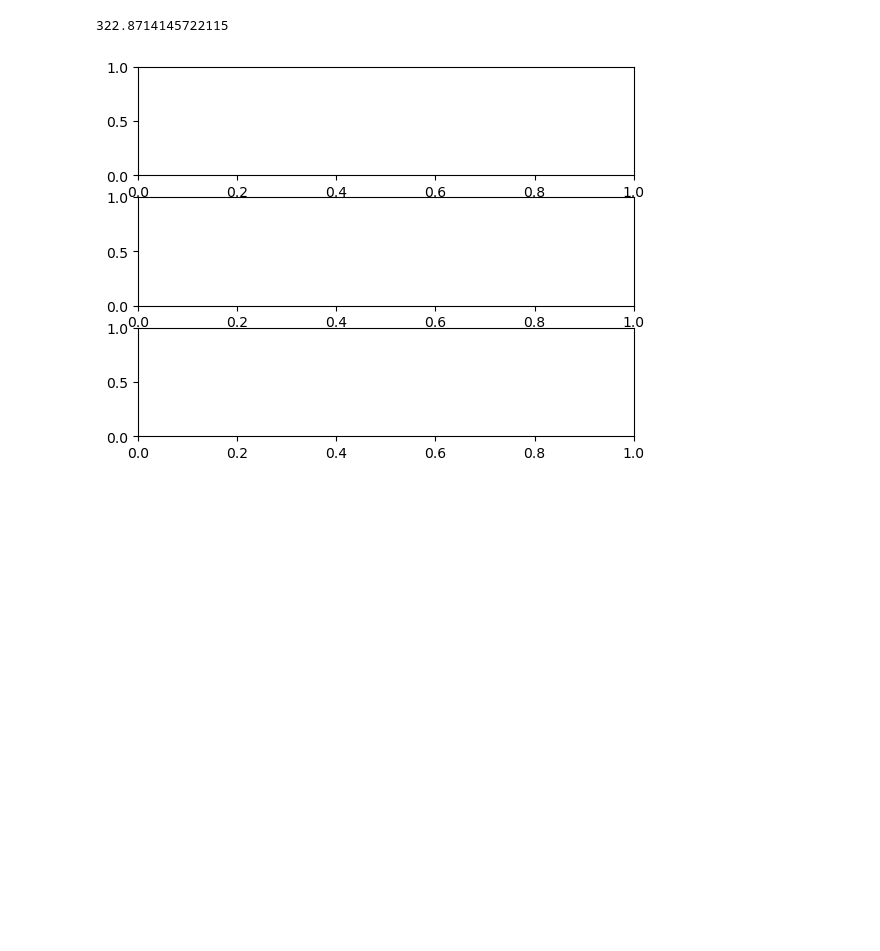
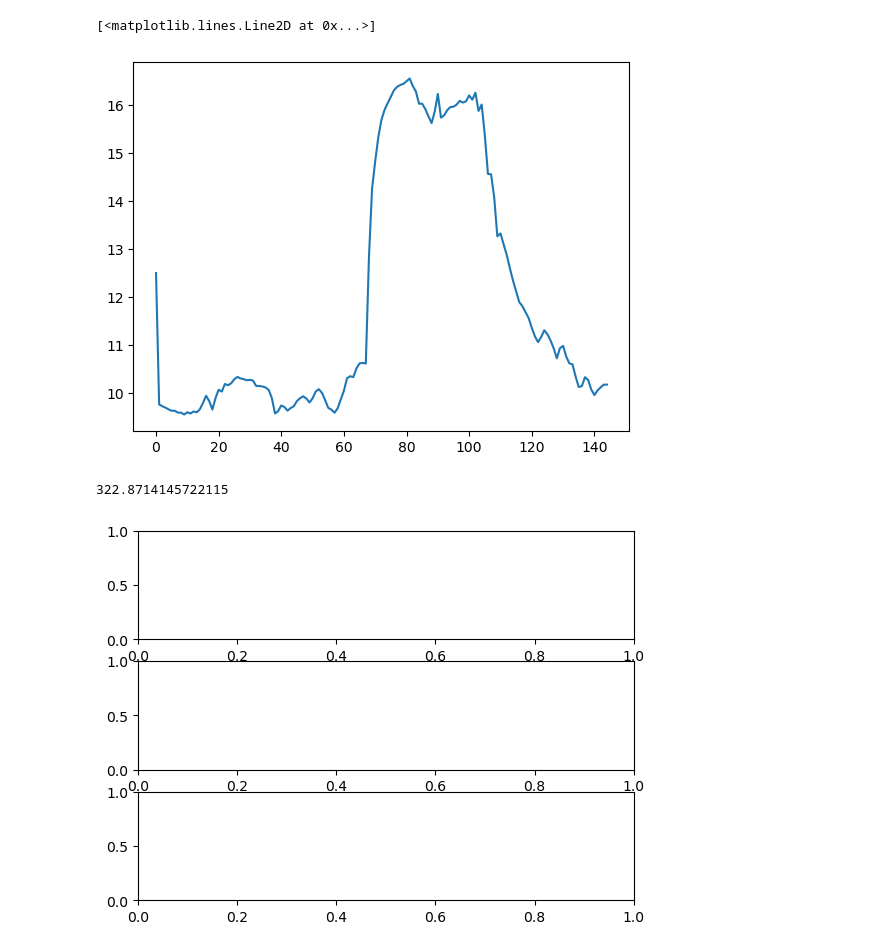
Before and after one commit to Claudio-zb/RL_WEF_MS, a Jupyter notebook: proando.ipynb, the cells around one changed output. Drawn from its saved outputs; the diff is of its cells as text; code cells hidden in the pictures; blank space fills up the shorter version.

```diff
--- a/proando.ipynb
+++ b/proando.ipynb
@@ -8,3 +17,8 @@ from environments.GH_env import*
+# %%
+plt.plot(x_s[:,2])
+# %% [output]
+[<matplotlib.lines.Line2D at 0x...>]
+[figure, added]
 # %%
 gh_env = GH_env()
 T_ext = 300
```
Also changed, not shown: parts of 3 cells of this notebook, 2 other files.
